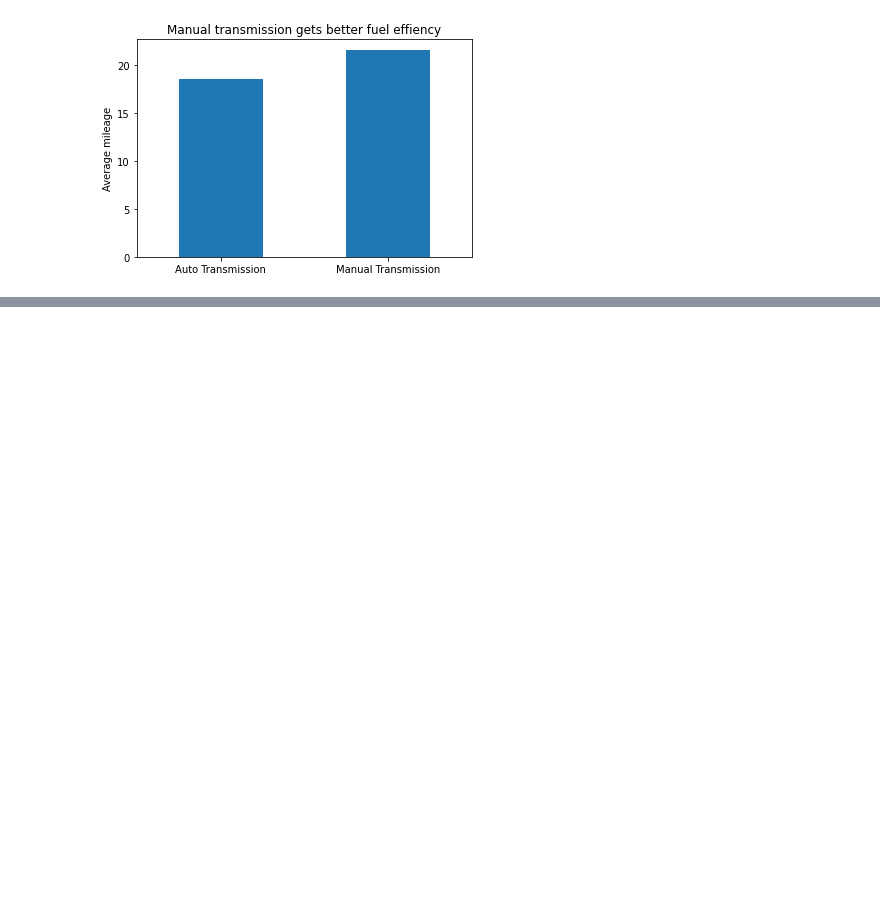
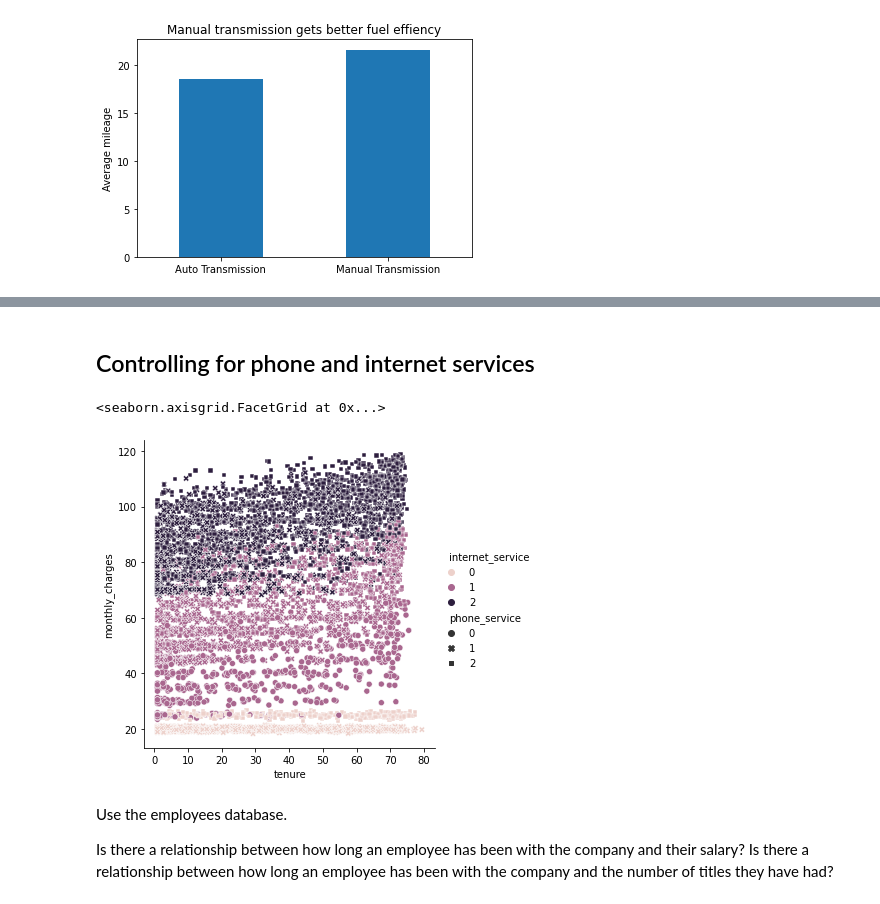
Before and after one commit to paigerackley/statistics-exercises, a Jupyter notebook: hypothesis_testing.ipynb, the cells around one changed output, grey strips where cells are left out. Cells and saved outputs as stored; diff of their text form; code cells hidden in the pictures; blank space fills up the shorter version.

```diff
--- a/hypothesis_testing.ipynb
+++ b/hypothesis_testing.ipynb
@@ -242,0 +393,12 @@ Text(0.5, 1.0, 'Manual transmission gets better fuel effiency')
+# %% [markdown]
+## Controlling for phone and internet services
+# %%
+sns.relplot(data=df, y='monthly_charges', x='tenure', hue='internet_service', style='phone_service')
+# %% [output]
+<seaborn.axisgrid.FacetGrid at 0x...>
+[figure, added]
+# %% [markdown]
+Use the employees database.
+
+Is there a relationship between how long an employee has been with the company and their salary?
+Is there a relationship between how long an employee has been with the company and the number of titles they have had?
```
Also changed, not shown: parts of 22 cells of this notebook.
